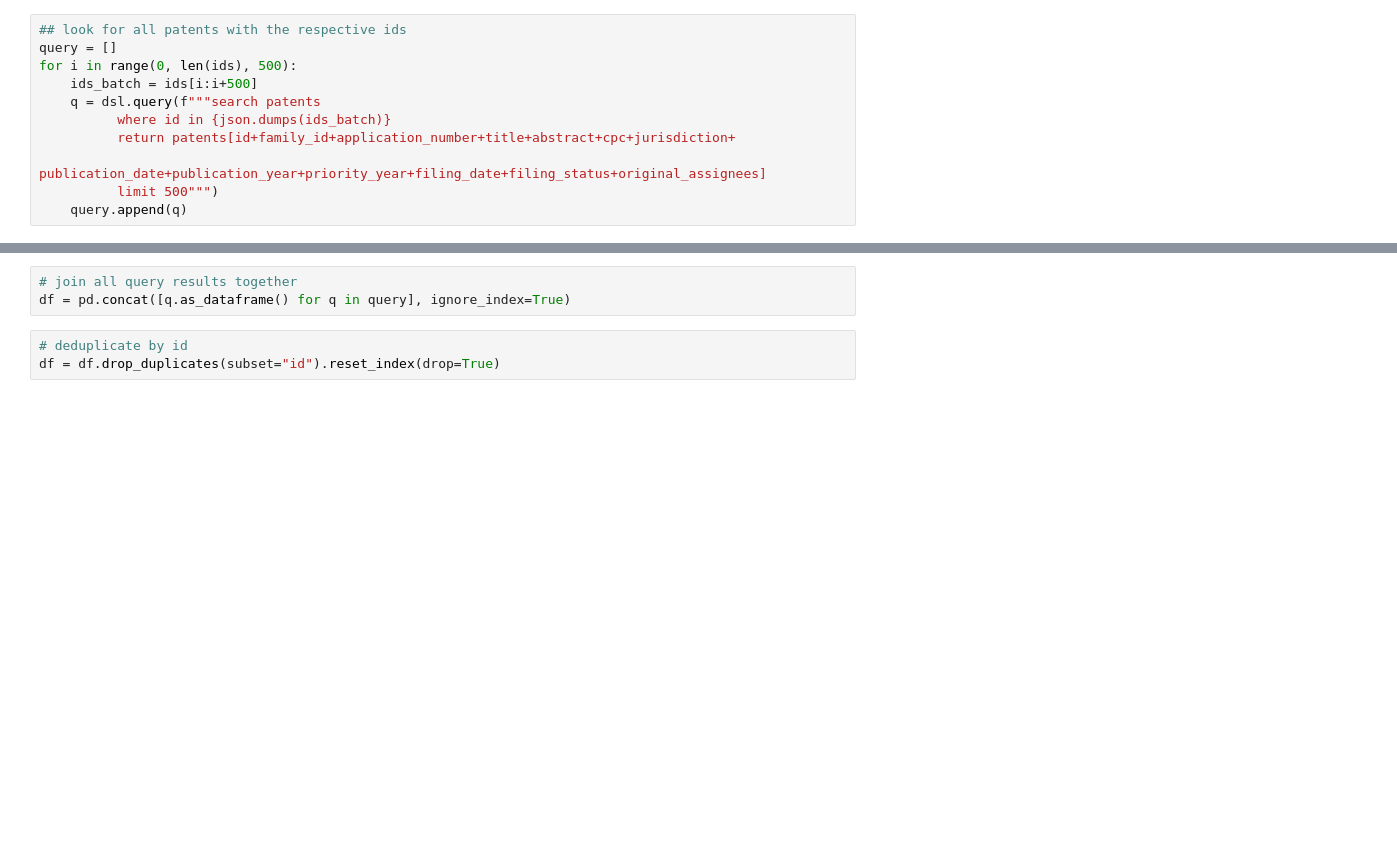
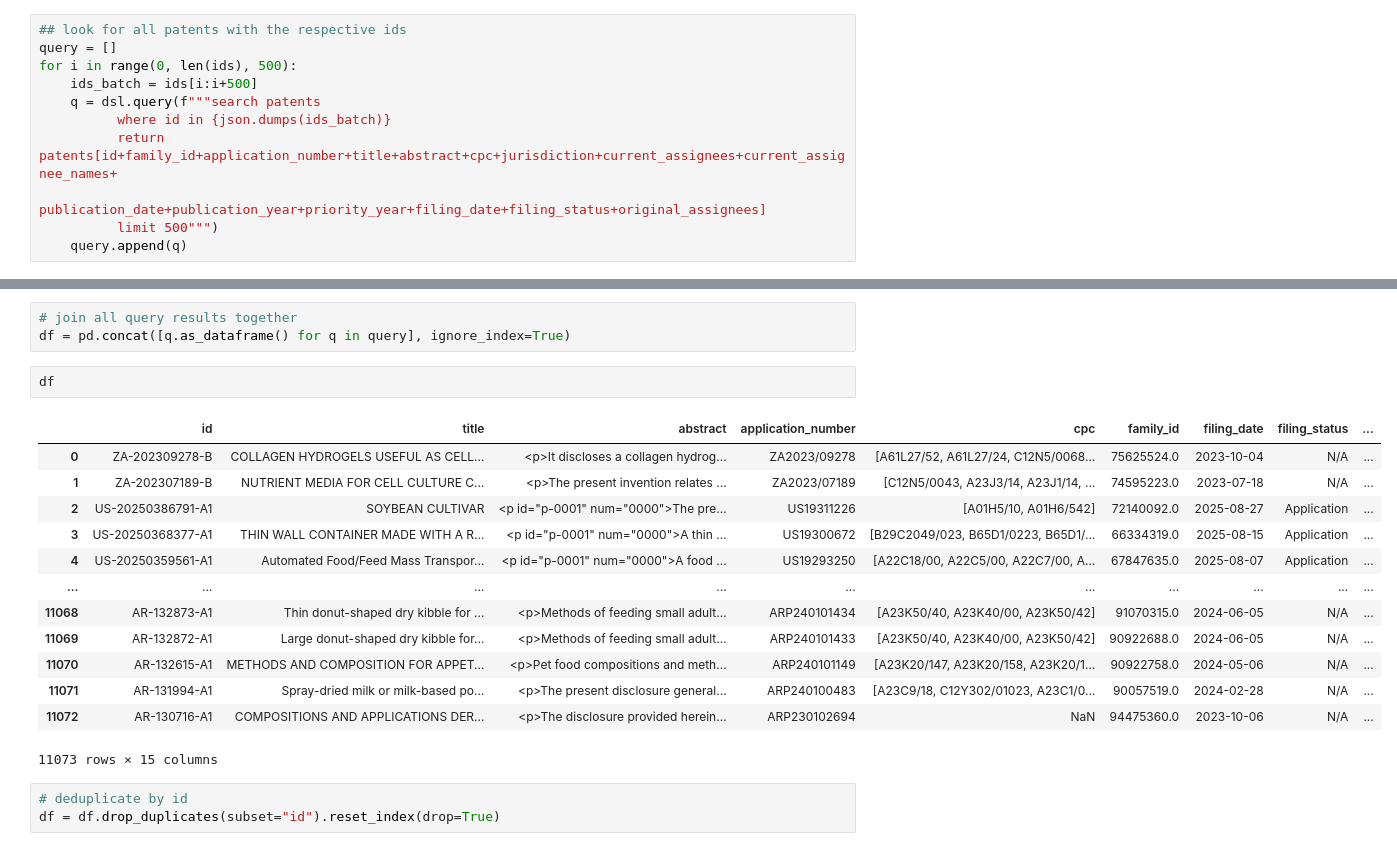
Before and after one commit to violah-fellow/SHEEP, a Jupyter notebook: Patents/Patents_Data/Reverse_search_training.ipynb, the cells around one changed output, grey strips where cells are left out. Cells and saved outputs as stored; diff of their text form; blank space fills up the shorter version.

Commit message:
Start adjusting patent pipeline

```diff
--- a/Patents/Patents_Data/Reverse_search_training.ipynb
+++ b/Patents/Patents_Data/Reverse_search_training.ipynb
@@ -36,7 +55,7 @@ for i in range(0, len(ids), 500):
     ids_batch = ids[i:i+500]
     q = dsl.query(f"""search patents
           where id in {json.dumps(ids_batch)}
-          return patents[id+family_id+application_number+title+abstract+cpc+jurisdiction+
+          return patents[id+family_id+application_number+title+abstract+cpc+jurisdiction+current_assignees+current_assignee_names+
                         publication_date+publication_year+priority_year+filing_date+filing_status+original_assignees]
           limit 500""")
     query.append(q)
@@ -84,6 +103,22 @@ Records extracted: 958
 # %%
 # join all query results together
 df = pd.concat([q.as_dataframe() for q in query], ignore_index=True)
+# %%
+df
+# %% [output]
+|  | id | title | abstract | application_number | cpc | family_id | filing_date | filing_status | ... |
+| 0 | ZA-202309278-B | COLLAGEN HYDROGELS USEFUL AS CELL... | <p>It discloses a collagen hydrog... | ZA2023/09278 | [A61L27/52, A61L27/24, C12N5/0068... | 75625524.0 | 2023-10-04 | N/A | ... |
+| 1 | ZA-202307189-B | NUTRIENT MEDIA FOR CELL CULTURE C... | <p>The present invention relates ... | ZA2023/07189 | [C12N5/0043, A23J3/14, A23J1/14, ... | 74595223.0 | 2023-07-18 | N/A | ... |
+| 2 | US-20250386791-A1 | SOYBEAN CULTIVAR | <p id="p-0001" num="0000">The pre... | US19311226 | [A01H5/10, A01H6/542] | 72140092.0 | 2025-08-27 | Application | ... |
+| 3 | US-20250368377-A1 | THIN WALL CONTAINER MADE WITH A R... | <p id="p-0001" num="0000">A thin ... | US19300672 | [B29C2049/023, B65D1/0223, B65D1/... | 66334319.0 | 2025-08-15 | Application | ... |
+| 4 | US-20250359561-A1 | Automated Food/Feed Mass Transpor... | <p id="p-0001" num="0000">A food ... | US19293250 | [A22C18/00, A22C5/00, A22C7/00, A... | 67847635.0 | 2025-08-07 | Application | ... |
+| ... | ... | ... | ... | ... | ... | ... | ... | ... | ... |
+| 11068 | AR-132873-A1 | Thin donut-shaped dry kibble for ... | <p>Methods of feeding small adult... | ARP240101434 | [A23K50/40, A23K40/00, A23K50/42] | 91070315.0 | 2024-06-05 | N/A | ... |
+| 11069 | AR-132872-A1 | Large donut-shaped dry kibble for... | <p>Methods of feeding small adult... | ARP240101433 | [A23K50/40, A23K40/00, A23K50/42] | 90922688.0 | 2024-06-05 | N/A | ... |
+| 11070 | AR-132615-A1 | METHODS AND COMPOSITION FOR APPET... | <p>Pet food compositions and meth... | ARP240101149 | [A23K20/147, A23K20/158, A23K20/1... | 90922758.0 | 2024-05-06 | N/A | ... |
+| 11071 | AR-131994-A1 | Spray-dried milk or milk-based po... | <p>The present disclosure general... | ARP240100483 | [A23C9/18, C12Y302/01023, A23C1/0... | 90057519.0 | 2024-02-28 | N/A | ... |
+| 11072 | AR-130716-A1 | COMPOSITIONS AND APPLICATIONS DER... | <p>The disclosure provided herein... | ARP230102694 | NaN | 94475360.0 | 2023-10-06 | N/A | ... |
+11073 rows × 15 columns
 # %%
 # deduplicate by id
 df = df.drop_duplicates(subset="id").reset_index(drop=True)
```
Also changed, not shown: parts of 9 cells of this notebook, 13 other files.
